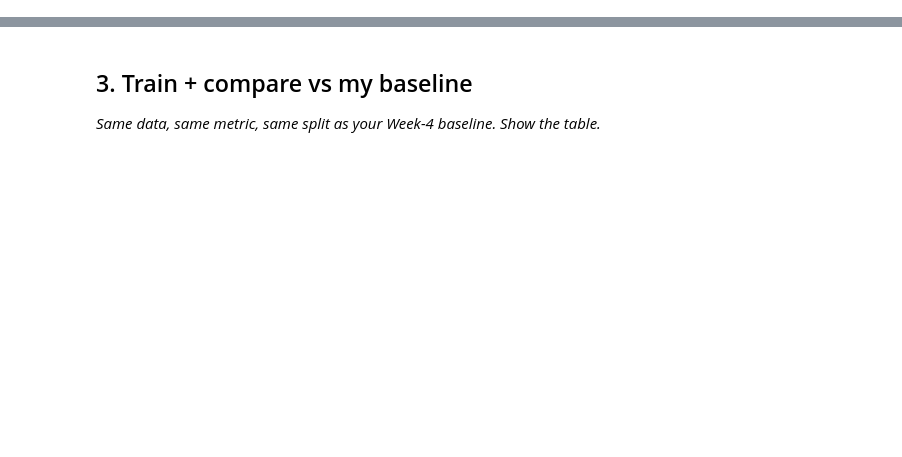
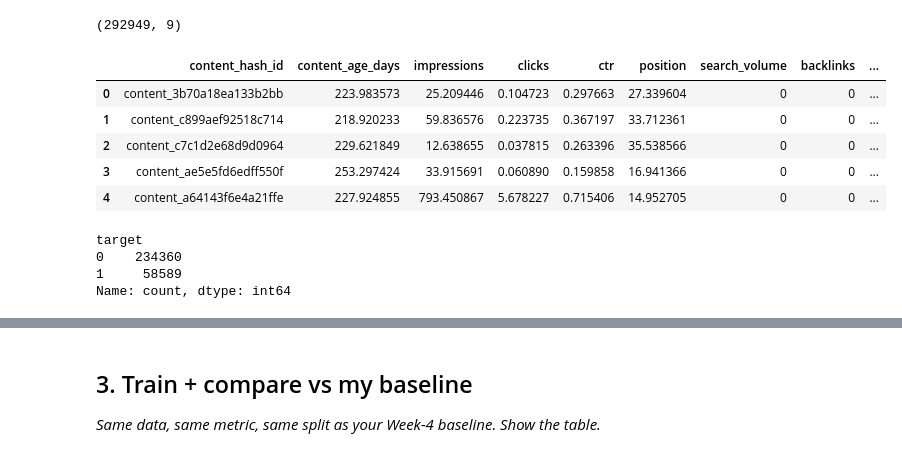
Before and after one commit to helnagar123/flyrank-ml-internship, a Jupyter notebook: work/notebooks/w05_model.ipynb, the cells around one changed output, grey strips where cells are left out. Drawn from its saved outputs; the diff is of its cells as text; code cells hidden in the pictures; blank space fills up the shorter version.

```diff
--- a/work/notebooks/w05_model.ipynb
+++ b/work/notebooks/w05_model.ipynb
@@ -22,0 +42,22 @@ This skeleton is yours to fill. Work the sections **in order** — each one has
+# %%
+# Load datasets
+
+content = load_dataset(
+    "FlyRank/internship-warehouse",
+    "dim_content",
+    split="train"
+)
+
+performance = load_dataset(
+    "FlyRank/internship-warehouse",
+    "fact_content_daily_performance",
+    split="train"
+)
+
+# DuckDB
+con = duckdb.connect()
+
+con.register("dim_content", content.data.table)
+con.register("daily_perf", performance.data.table)
+
+print("Tables loaded successfully!")
@@ -22,0 +203,40 @@ This skeleton is yours to fill. Work the sections **in order** — each one has
+# %%
+# Create a copy of the feature table
+model_df = feature_df.copy()
+
+# Fill missing values
+model_df["word_count"] = model_df["word_count"].fillna(0)
+model_df["search_volume"] = model_df["search_volume"].fillna(0)
+model_df["backlinks"] = model_df["backlinks"].fillna(0)
+
+# Remove any remaining missing values
+model_df = model_df.dropna()
+
+print(model_df.shape)
+
+model_df.head()
+# %% [output]
+(292949, 9)
+|  | content_hash_id | content_age_days | impressions | clicks | ctr | position | search_volume | backlinks | ... |
+| 0 | content_3b70a18ea133b2bb | 223.983573 | 25.209446 | 0.104723 | 0.297663 | 27.339604 | 0 | 0 | ... |
+| 1 | content_c899aef92518c714 | 218.920233 | 59.836576 | 0.223735 | 0.367197 | 33.712361 | 0 | 0 | ... |
+| 2 | content_c7c1d2e68d9d0964 | 229.621849 | 12.638655 | 0.037815 | 0.263396 | 35.538566 | 0 | 0 | ... |
+| 3 | content_ae5e5fd6edff550f | 253.297424 | 33.915691 | 0.060890 | 0.159858 | 16.941366 | 0 | 0 | ... |
+| 4 | content_a64143f6e4a21ffe | 227.924855 | 793.450867 | 5.678227 | 0.715406 | 14.952705 | 0 | 0 | ... |
+# %%
+# Create binary target from the top 20% CTR values
+
+model_df = model_df.sort_values("ctr", ascending=False).reset_index(drop=True)
+
+model_df["target"] = 0
+
+top_n = int(len(model_df) * 0.20)
+
+model_df.loc[:top_n - 1, "target"] = 1
+
+print(model_df["target"].value_counts())
+# %% [output]
+target
+0    234360
+1     58589
+Name: count, dtype: int64
```
Also changed, not shown: parts of 34 cells of this notebook.
